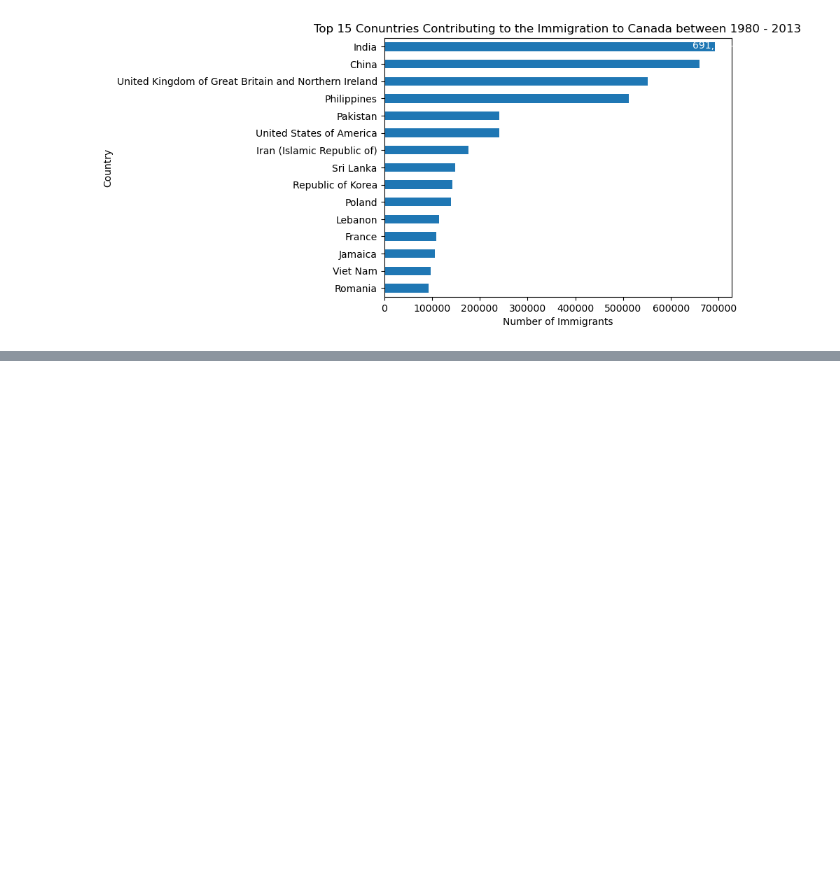
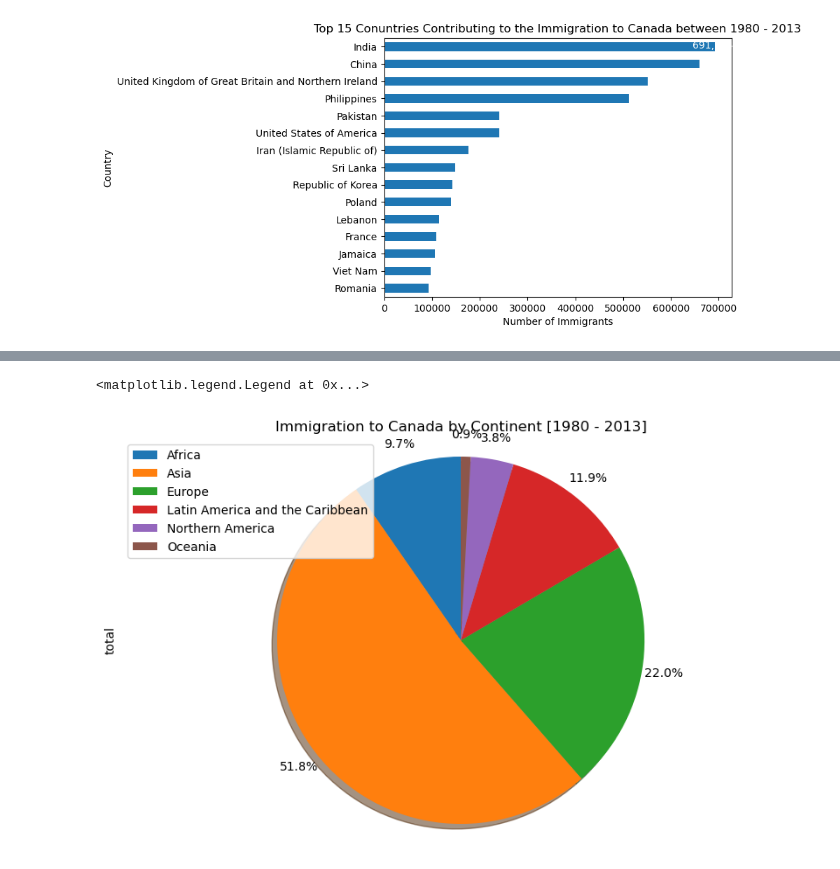
Before and after one commit to Immortal-Pi/IBMdatascience, a Jupyter notebook: Visualization/canadaImmigrationDataset.ipynb, the cells around one changed output, grey strips where cells are left out. Cells and saved outputs as stored; diff of their text form; code cells hidden in the pictures; blank space fills up the shorter version.

Commit message:
data visualization

```diff
--- a/Visualization/canadaImmigrationDataset.ipynb
+++ b/Visualization/canadaImmigrationDataset.ipynb
@@ -570,0 +574,4 @@ Text(644904, 13.9, '691,904')
+# %%
+data_continents=data.groupby('Continent',axis=0).sum()
+data_continents.drop(columns=['Region','DevName'],inplace=True)
+data_continents
@@ -570,0 +588,16 @@ Text(644904, 13.9, '691,904')
+# %%
+data_continents['total'].plot(
+    kind='pie',
+    autopct='%1.1f%%',
+    figsize=(10,6),
+    startangle=90,
+    shadow=True,
+    labels=None,
+    pctdistance=1.12
+)
+plt.title('Immigration to Canada by Continent [1980 - 2013]')
+plt.axis('equal') # Sets the pie chart to look like a circle.
+plt.legend(labels=data_continents.index, loc='upper left')
+# %% [output]
+<matplotlib.legend.Legend at 0x...>
+[figure, added]
```
Also changed, not shown: parts of 2 cells of this notebook.
